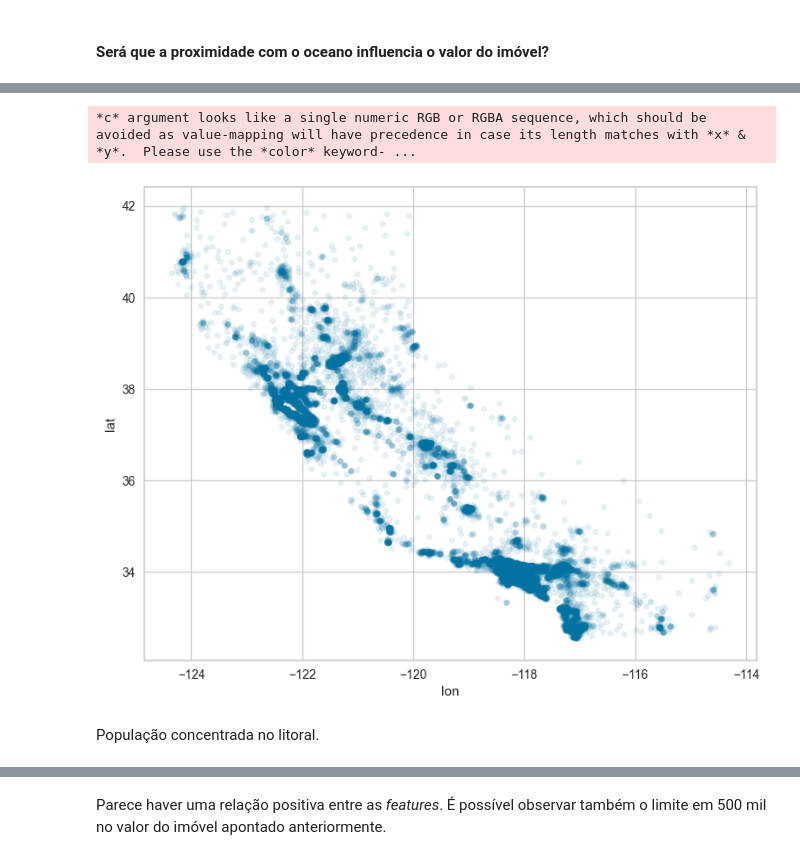
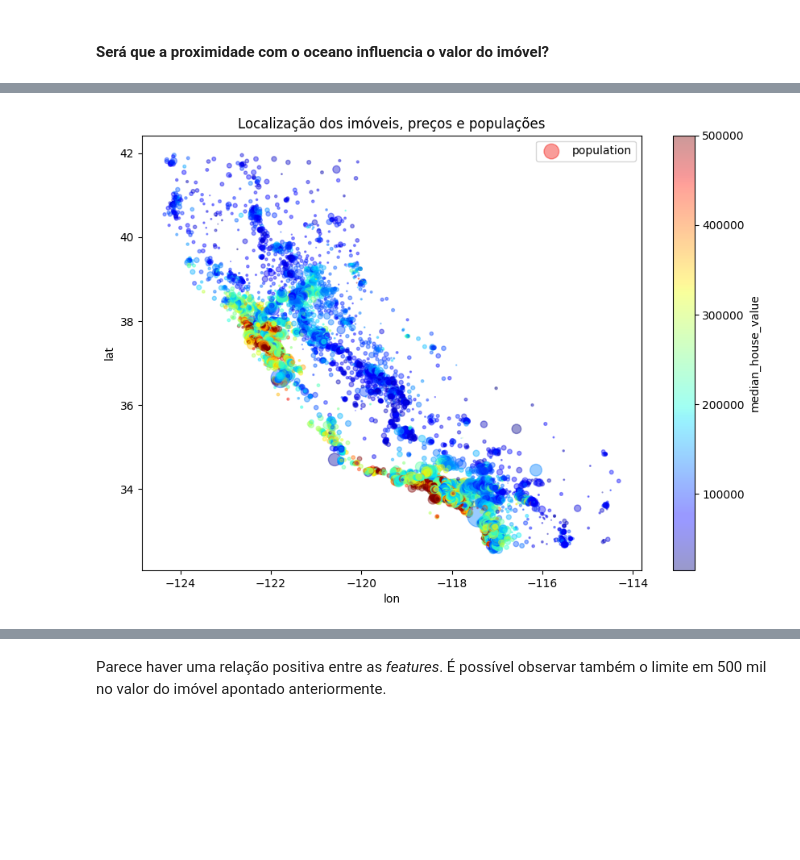
Before and after one commit to thepersonilike13/housing_prices_app, a Jupyter notebook: jupyter_notebooks/housing_prices_california.ipynb, the cells around one changed output, grey strips where cells are left out. Saved outputs shown, nothing was run; the diff lists cells and outputs as text; code cells hidden in the pictures; blank space fills up the shorter version.

```diff
--- a/jupyter_notebooks/housing_prices_california.ipynb
+++ b/jupyter_notebooks/housing_prices_california.ipynb
@@ -375,7 +390,9 @@ Aparentemente quanto mais perto da costa, maior o preço. Casas em ilhas são ma
 # %%
-_ = housing.plot(kind="scatter", x="lon", y="lat", alpha=0.1, figsize=(9, 7))
+_ = housing.plot(kind="scatter", x="lon", y="lat", alpha=0.4,
+        s=housing["population"]/100, label="population", figsize=(10,7),
+        c="median_house_value", cmap=plt.get_cmap("jet"), colorbar=True,
+)
+_ = plt.title('Localização dos imóveis, preços e populações')
+_ = plt.legend()
 # %% [output]
-*c* argument looks like a single numeric RGB or RGBA sequence, which should be avoided as value-mapping will have precedence in case its length matches with *x* & *y*.  Please use the *color* keyword- ...
-[figure, old version]
+[figure, new version]
-# %% [markdown]
-População concentrada no litoral.
```
Also changed, not shown: parts of 62 cells of this notebook, 18 other files.
